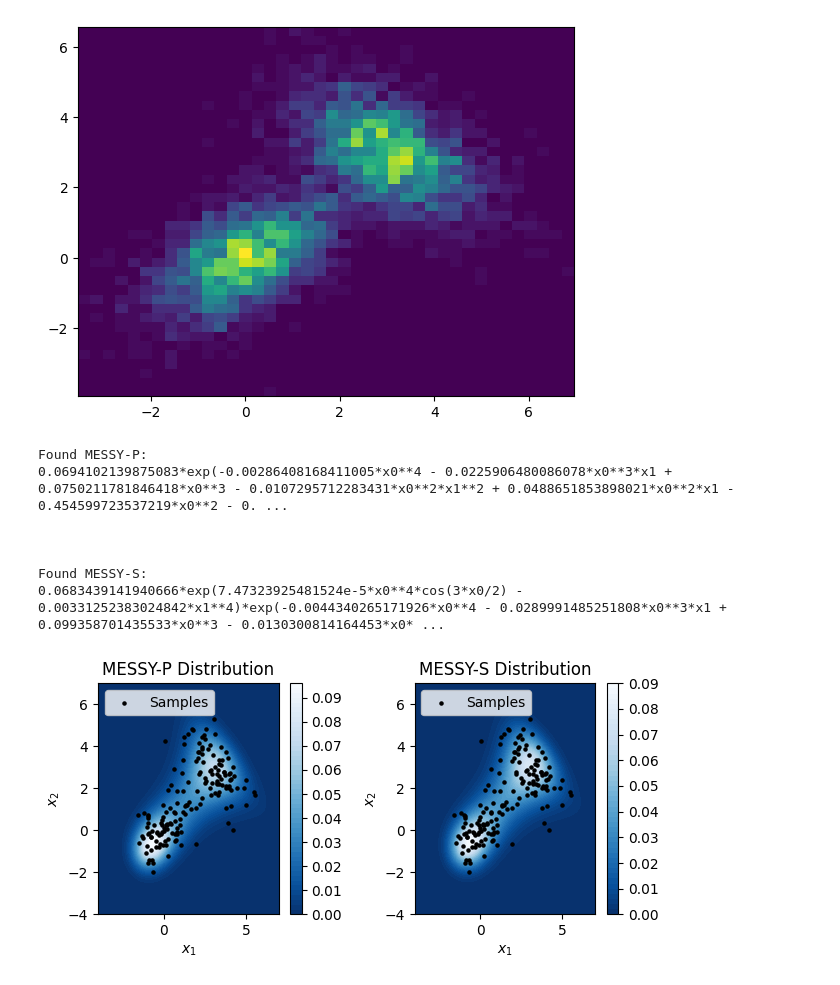
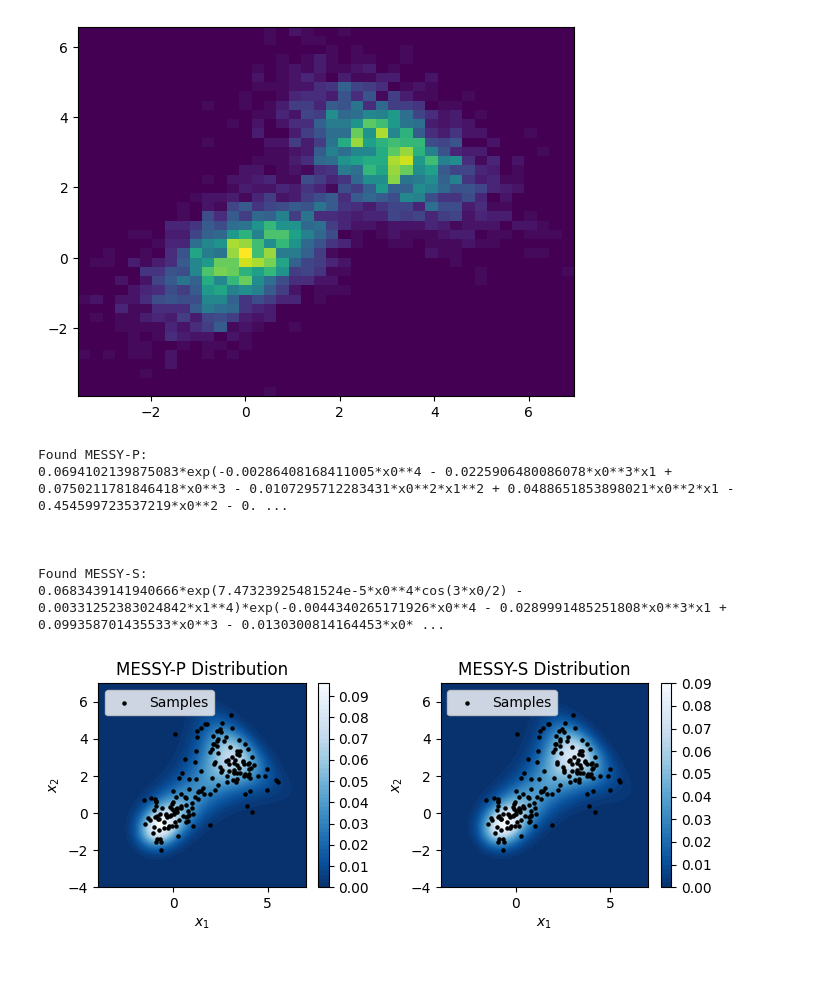
Before and after one commit to mohsensadr/MESSY, a Jupyter notebook: examples/BiModal_2D.ipynb, the cells around one changed output. Saved outputs shown, nothing was run; the diff lists cells and outputs as text; code cells hidden in the pictures.

```diff
--- a/examples/BiModal_2D.ipynb
+++ b/examples/BiModal_2D.ipynb
@@ -72,31 +72,32 @@ Z_MESSY_P = np.apply_along_axis(lambda args: dic[0][0](*args), 1, XY).reshape(X.
 Z_MESSY_S = np.apply_along_axis(lambda args: dic[best_iter][0](*args), 1, XY).reshape(X.shape)
 
 fig, (ax1, ax2) = plt.subplots(1, 2, figsize=(7, 3))
 c = ax1.contourf(X, Y, Z_MESSY_P, levels=50, cmap="Blues_r", alpha=1)
 fig.colorbar(c, ax=ax1, norm=Normalize(vmin=0, vmax=np.max(Z_MESSY_P)))
 ax1.scatter(samples[::30, 0], samples[::30, 1], c='black', s=5, label="Samples")
 ax1.set_title("MESSY-P Distribution")
 ax1.set_xlabel(r"$x_1$")
 ax1.set_ylabel(r"$x_2$")
 ax1.legend(loc='upper left')
 
 c = ax2.contourf(X, Y, Z_MESSY_S, levels=50, cmap="Blues_r", alpha=1)
 fig.colorbar(c, ax=ax2, norm=Normalize(vmin=0, vmax=np.max(Z_MESSY_S)))
 ax2.scatter(samples[::30, 0], samples[::30, 1], c='black', s=5, label="Samples")
 ax2.set_title("MESSY-S Distribution")
 ax2.set_xlabel(r"$x_1$")
 ax2.set_ylabel(r"$x_2$")
 ax2.legend(loc='upper left')
 
 fig.subplots_adjust(wspace=0.4)
+plt.tight_layout()
 fig.savefig("messy_bi-modal_2d.png", format="png", dpi=300)
 plt.show()
 # %% [output]
 Found MESSY-P:
 0.0694102139875083*exp(-0.00286408168411005*x0**4 - 0.0225906480086078*x0**3*x1 + 0.0750211781846418*x0**3 - 0.0107295712283431*x0**2*x1**2 + 0.0488651853898021*x0**2*x1 - 0.454599723537219*x0**2 - 0. ...
 
 
 
 Found MESSY-S:
 0.0683439141940666*exp(7.47323925481524e-5*x0**4*cos(3*x0/2) - 0.00331252383024842*x1**4)*exp(-0.0044340265171926*x0**4 - 0.0289991485251808*x0**3*x1 + 0.099358701435533*x0**3 - 0.0130300814164453*x0* ...
-[figure, old version]
+[figure, new version]
```
Also changed, not shown: 1 other file.
